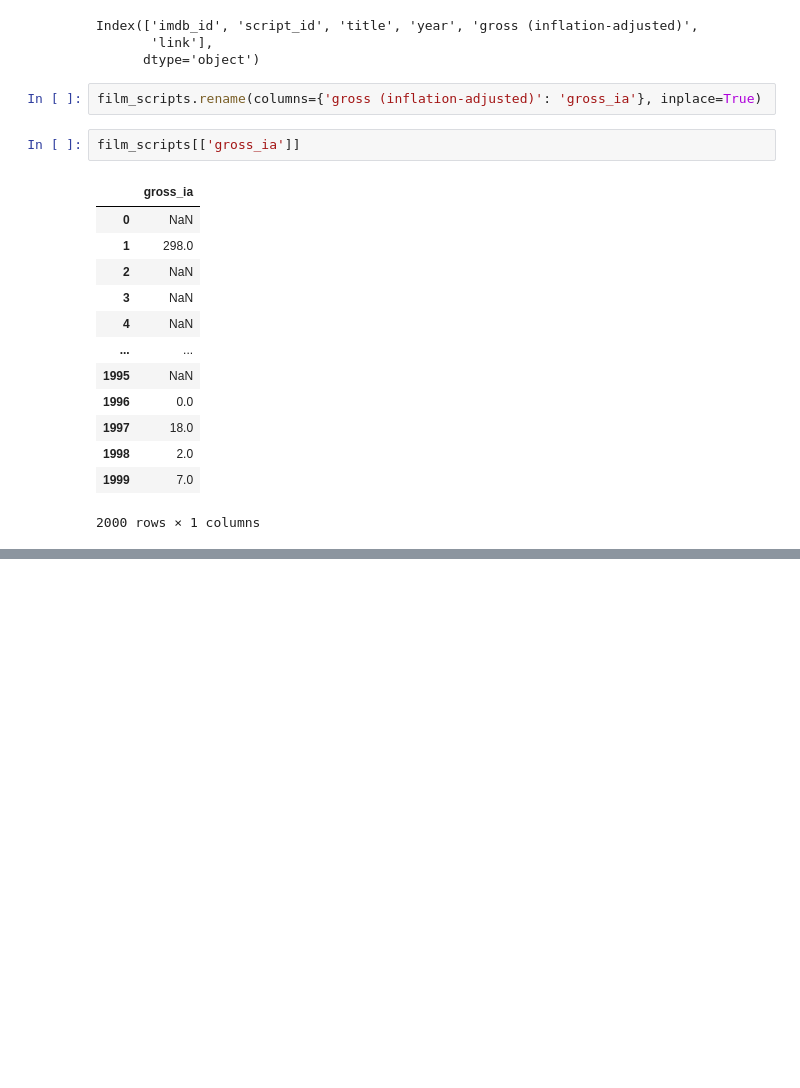
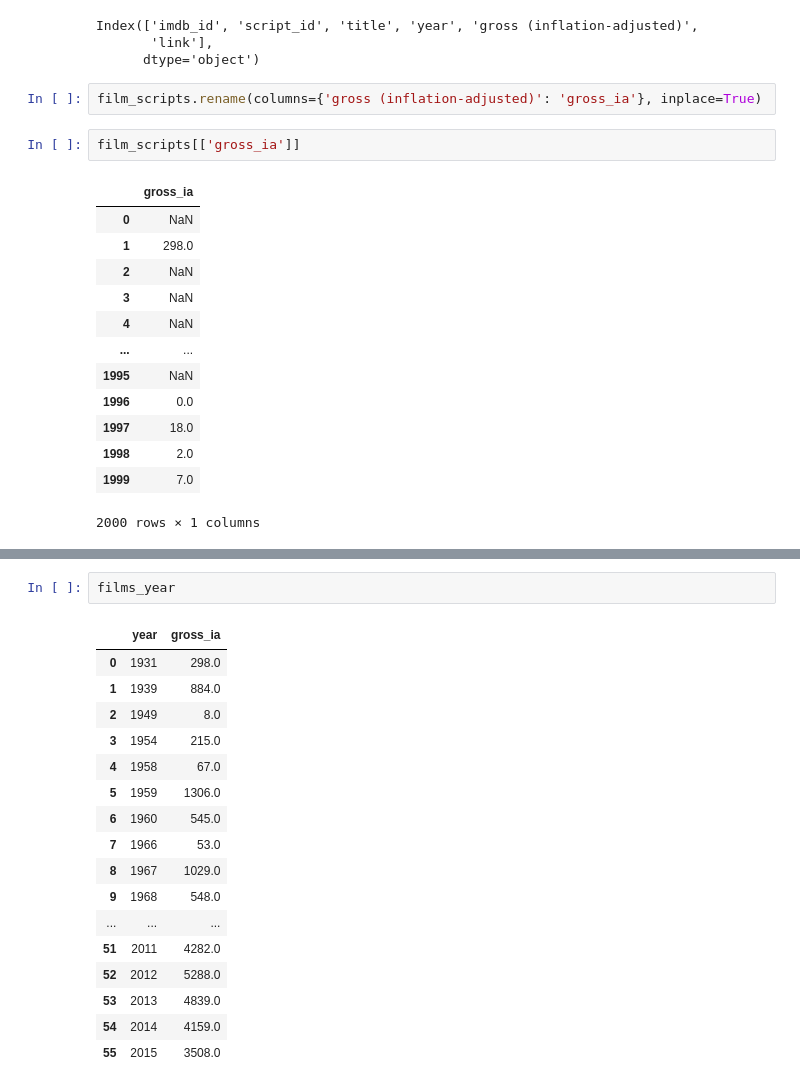
Before and after one commit to ZoeLeBlanc/IntroToDH2020, a Jupyter notebook: week7/Introduction to Pandas.ipynb, the cells around one changed output, grey strips where cells are left out. Drawn from its saved outputs; the diff is of its cells as text; blank space fills up the shorter version.

```diff
--- a/week7/Introduction to Pandas.ipynb
+++ b/week7/Introduction to Pandas.ipynb
@@ -379,0 +372,20 @@ total_film_costs
+# %%
+films_year
+# %% [output]
+|  | year | gross_ia |
+| 0 | 1931 | 298.0 |
+| 1 | 1939 | 884.0 |
+| 2 | 1949 | 8.0 |
+| 3 | 1954 | 215.0 |
+| 4 | 1958 | 67.0 |
+| 5 | 1959 | 1306.0 |
+| 6 | 1960 | 545.0 |
+| 7 | 1966 | 53.0 |
+| 8 | 1967 | 1029.0 |
+| 9 | 1968 | 548.0 |
+| ... | ... | ... |
+| 51 | 2011 | 4282.0 |
+| 52 | 2012 | 5288.0 |
+| 53 | 2013 | 4839.0 |
+| 54 | 2014 | 4159.0 |
+| 55 | 2015 | 3508.0 |
```
Also changed, not shown: parts of 15 cells of this notebook, 5 other files.
